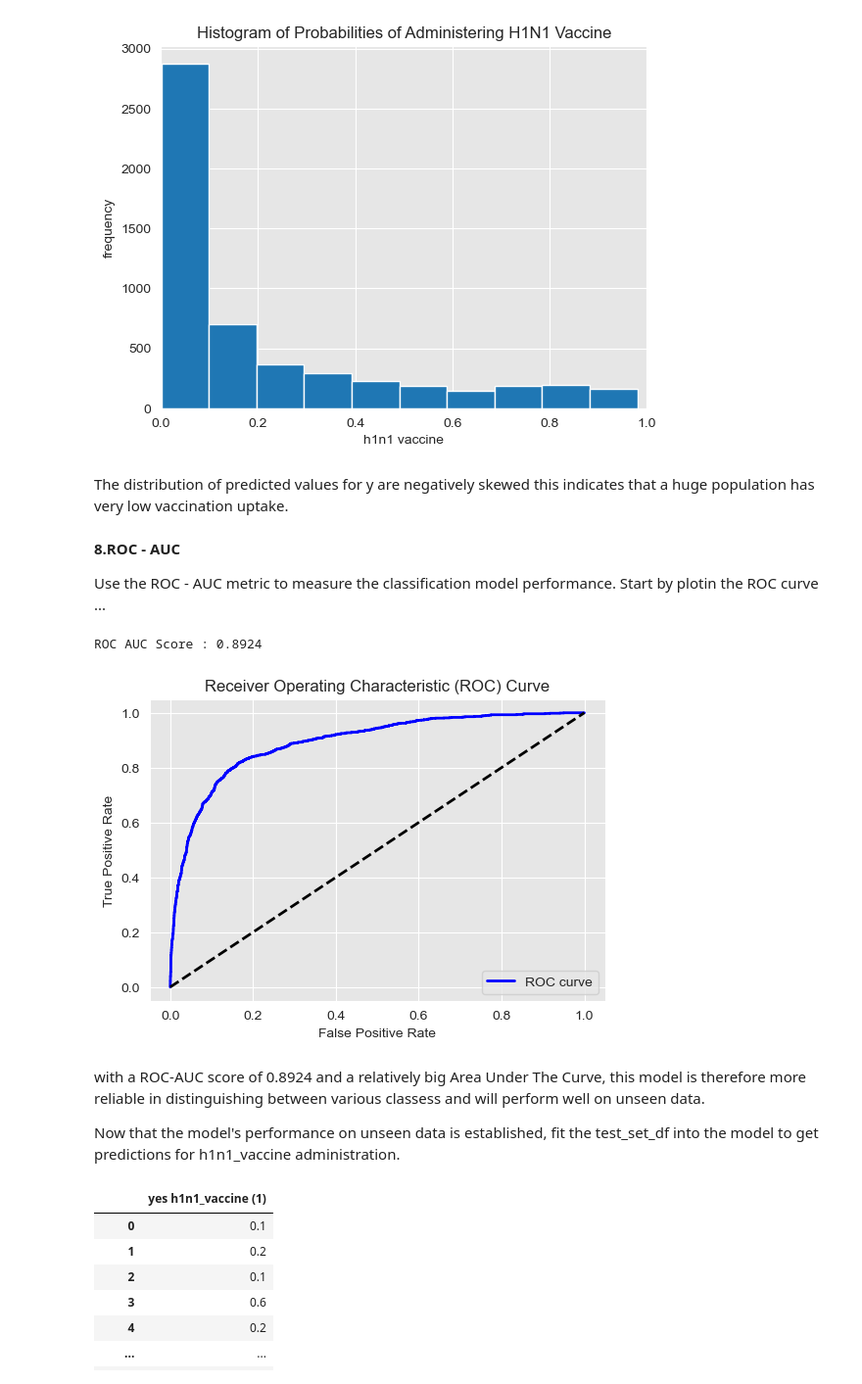
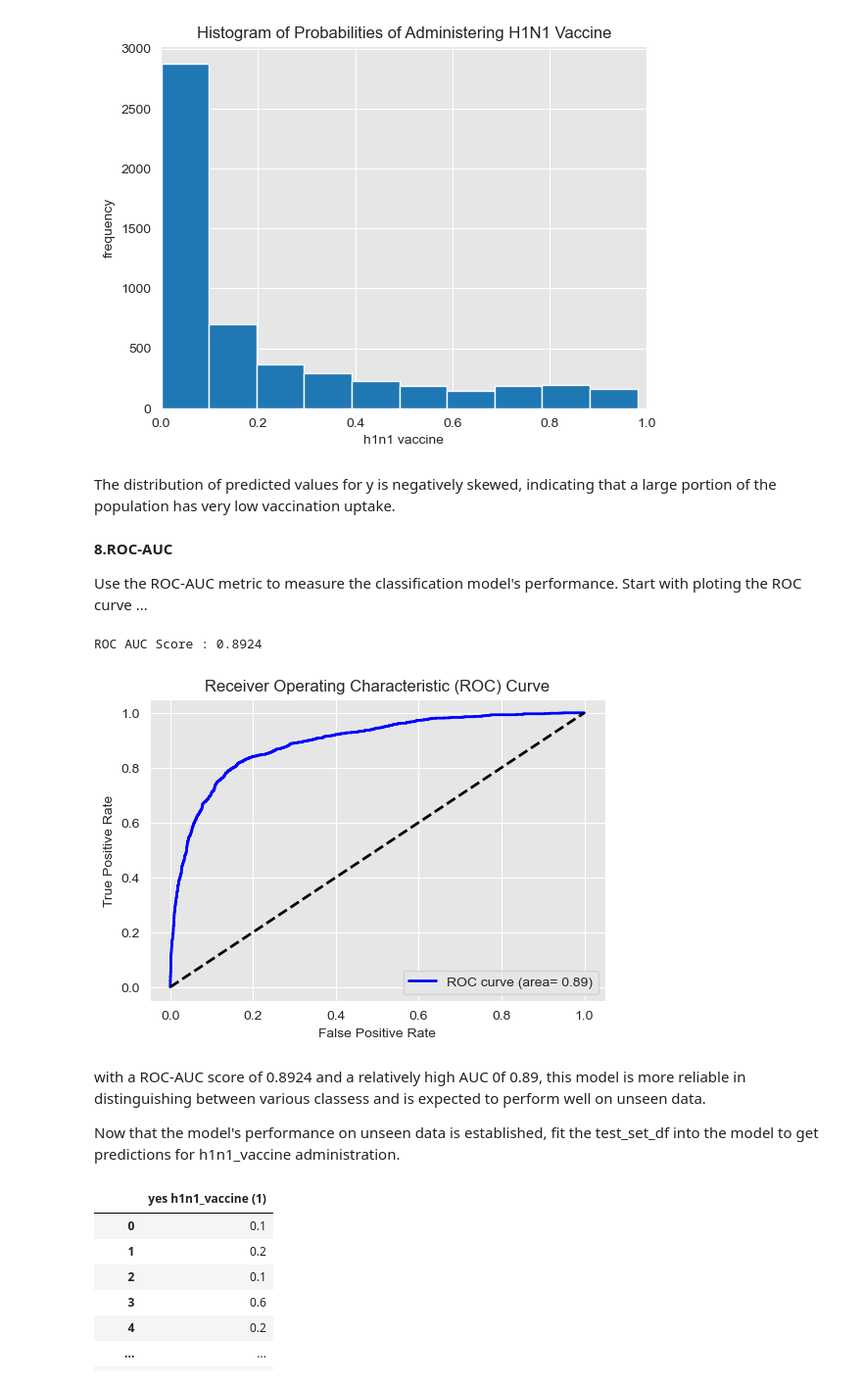
Before and after one commit to AwuorJ/Machine_Learning_Analysis_of_Gaps_in_Africas_Global_Health_Crisis_Response, a Jupyter notebook: workbook.ipynb, the cells around one changed output. Shown at 98% size. Saved outputs shown, nothing was run; the diff lists cells and outputs as text; code cells hidden in the pictures.

Commit message:
complete classification analysis

```diff
--- a/workbook.ipynb
+++ b/workbook.ipynb
@@ -645,36 +643,39 @@ plt.ylabel('frequency')
 Text(0, 0.5, 'frequency')
 [figure]
 # %% [markdown]
-The distribution of predicted values for y are negatively skewed this indicates that a huge population has very low vaccination uptake.
+The distribution of predicted values for y is negatively skewed, indicating that a large portion of the population has very low vaccination uptake.
 # %% [markdown]
-**8.ROC - AUC**
+**8.ROC-AUC**
 
-Use the ROC - AUC metric to measure the classification model performance. Start by plotin the ROC curve ...
+Use the ROC-AUC metric to measure the classification model's performance. Start with ploting the ROC curve ...
 # %%
 # Plot AUC curve
 y_score = logreg.fit(X_train, y_train).decision_function(X_test)
 fpr, tpr, threshold = roc_curve(y_test, y_score)
+
+# AUC
+roc_auc_area = auc(fpr, tpr)
 
 # ROC - AUC score
 ROC_AUC = roc_auc_score(y_test, y_pred1)
 print('ROC AUC Score : {:.4F}'.format(ROC_AUC))
 
 plt.figure(figsize= (6, 4))
 lw= 2
-plt.plot(fpr, tpr, color= 'blue', lw= lw, label= 'ROC curve')
+plt.plot(fpr, tpr, color= 'blue', lw= lw, label= 'ROC curve (area= %0.2f)' % roc_auc_area)
 
 plt.plot([0, 1], [0, 1], color= 'black', lw= lw, linestyle= '--')
 
 plt.title('Receiver Operating Characteristic (ROC) Curve')
 plt.xlabel('False Positive Rate')
 plt.ylabel('True Positive Rate')
 plt.legend(loc= 'lower right')
 plt.show()
 # %% [output]
 ROC AUC Score : 0.8924
-[figure, old version]
+[figure, new version]
 # %% [markdown]
-with a ROC-AUC score of 0.8924 and a relatively big Area Under The Curve, this model is therefore more reliable in distinguishing between various classess and will perform well on unseen data.
+with a ROC-AUC score of 0.8924 and a relatively high AUC 0f 0.89, this model is more reliable in distinguishing between various classess and is expected to perform well on unseen data.
 
 Now that the model's performance on unseen data is established, fit the test_set_df into the model to get predictions for h1n1_vaccine administration.
 # %%
```
Also changed, not shown: parts of 49 cells of this notebook.
